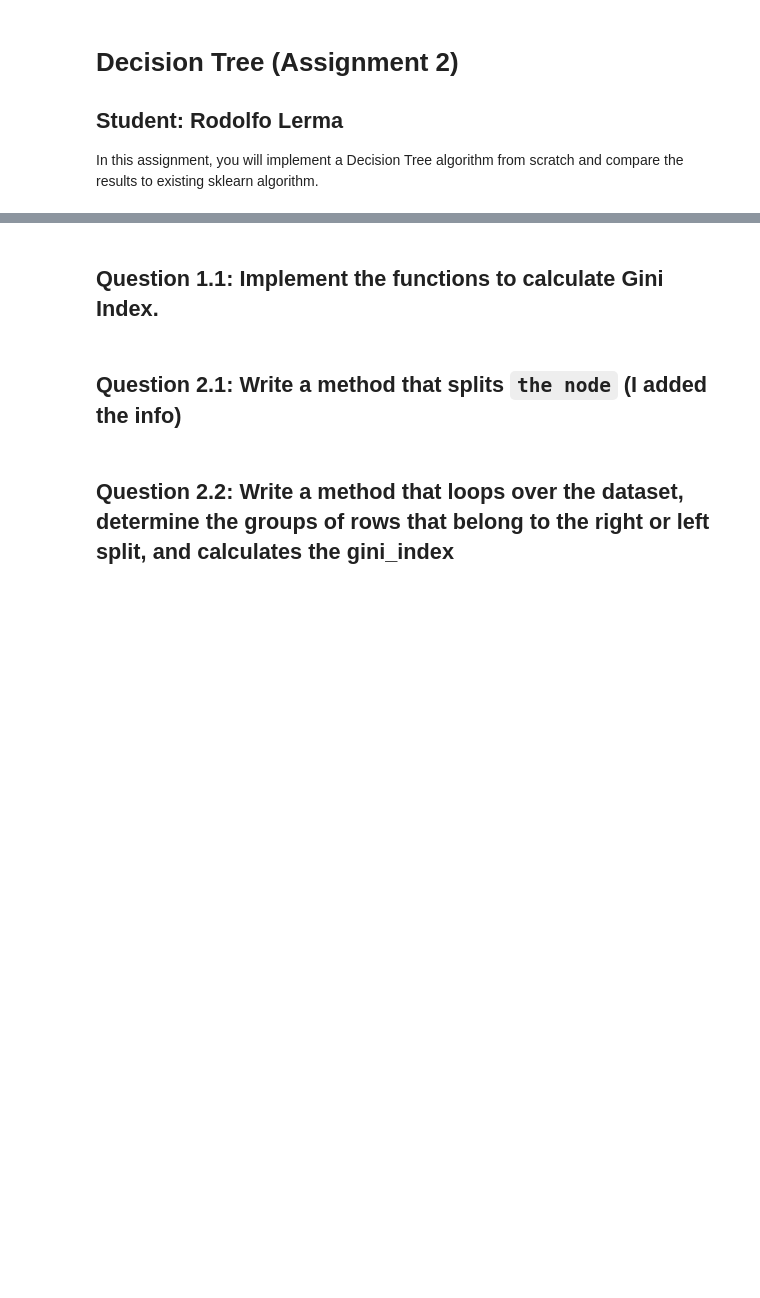
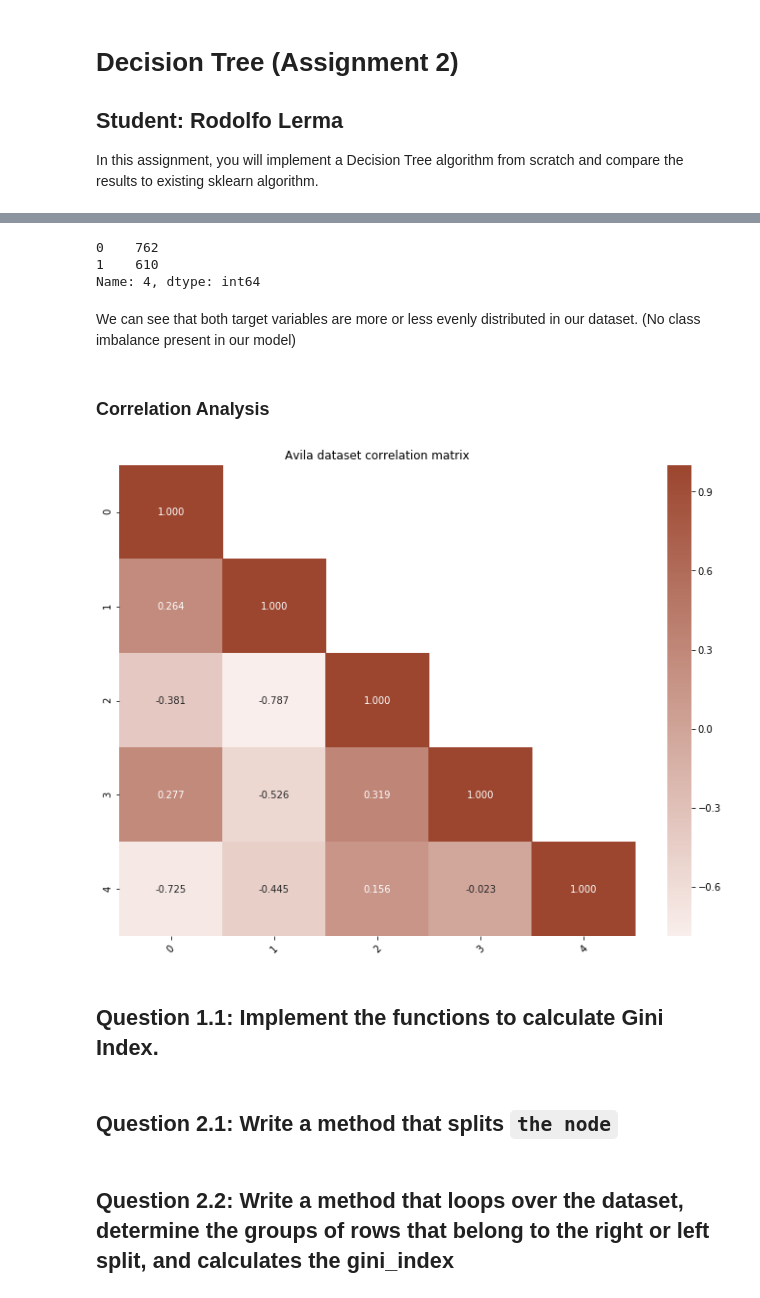
Before and after one commit to rodolfolermacontreras/ML_2_Assignment_2, a Jupyter notebook: MLEARN520-Lesson2-RodolfoLerma.ipynb, the cells around one changed output, grey strips where cells are left out. Saved outputs shown, nothing was run; the diff lists cells and outputs as text; code cells hidden in the pictures; blank space fills up the shorter version.

```diff
--- a/MLEARN520-Lesson2-RodolfoLerma.ipynb
+++ b/MLEARN520-Lesson2-RodolfoLerma.ipynb
@@ -25,3 +92,32 @@ np.random.seed(0)
+# %%
+df[4].value_counts()
+# %% [output]
+0    762
+1    610
+Name: 4, dtype: int64
+# %% [markdown]
+We can see that both target variables are more or less evenly distributed in our dataset. (No class imbalance present in our model)
+# %% [markdown]
+### Correlation Analysis
+# %%
+import seaborn as sns
+
+corr = df.corr()
+hm_fig, hm_ax = plt.subplots(figsize=(12,9))
+mask = np.logical_not(np.tril(np.ones_like(corr, dtype=np.bool)))
+sns.heatmap(
+    corr,
+    annot=True,
+    mask=mask,
+    fmt='.3f',
+    ax=hm_ax,
+    cmap=sns.light_palette('#9c462f', n_colors=300),
+)
+hm_ax.set_xticklabels(hm_ax.get_xticklabels(), rotation=45)
+hm_ax.set_title('Avila dataset correlation matrix')
+hm_ax.patch.set_alpha(0);
+# %% [output]
+[figure, added]
 # %% [markdown]
 ## Question 1.1: Implement the functions to calculate Gini Index.
 # %%
@@ -45,7 +141,7 @@ def gini_index(groups, classes):
         gini += (1.0 - score) * (size / n_instances)
     return gini
 # %% [markdown]
-## Question 2.1: Write a method that splits `the node` (I added the info)
+## Question 2.1: Write a method that splits `the node`
 # %%
 # Split a dataset based on an attribute and an attribute value
 def test_split(index, value, dataset):
```
Also changed, not shown: parts of 44 cells of this notebook.
